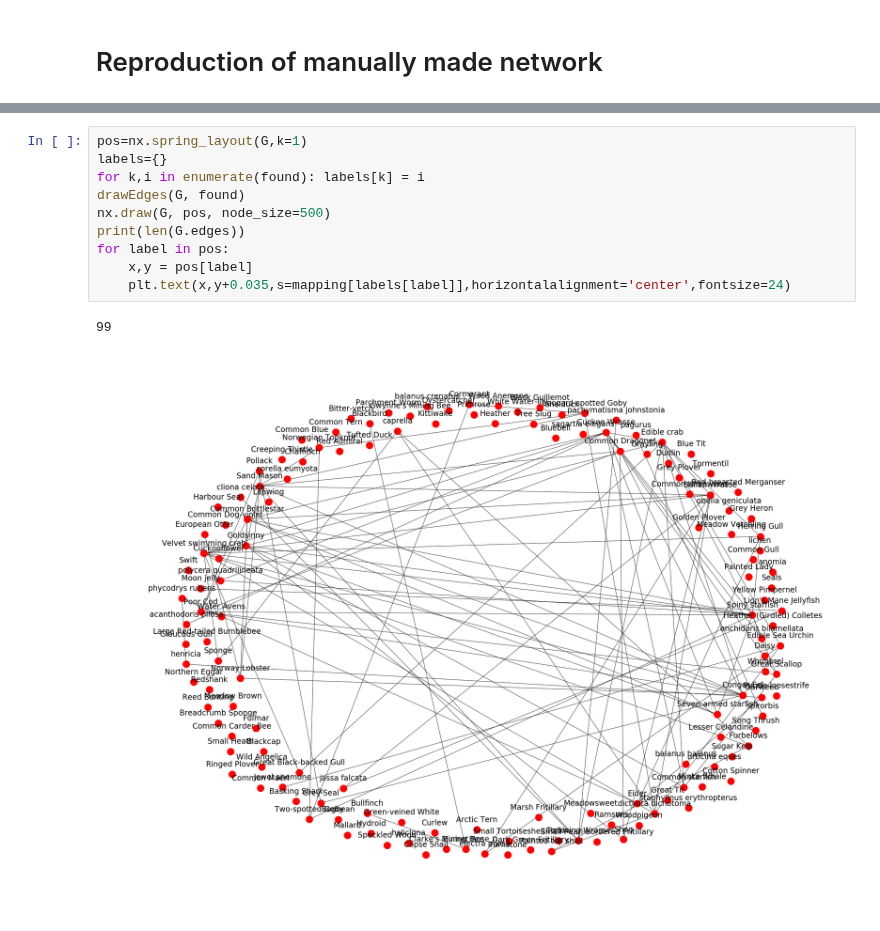
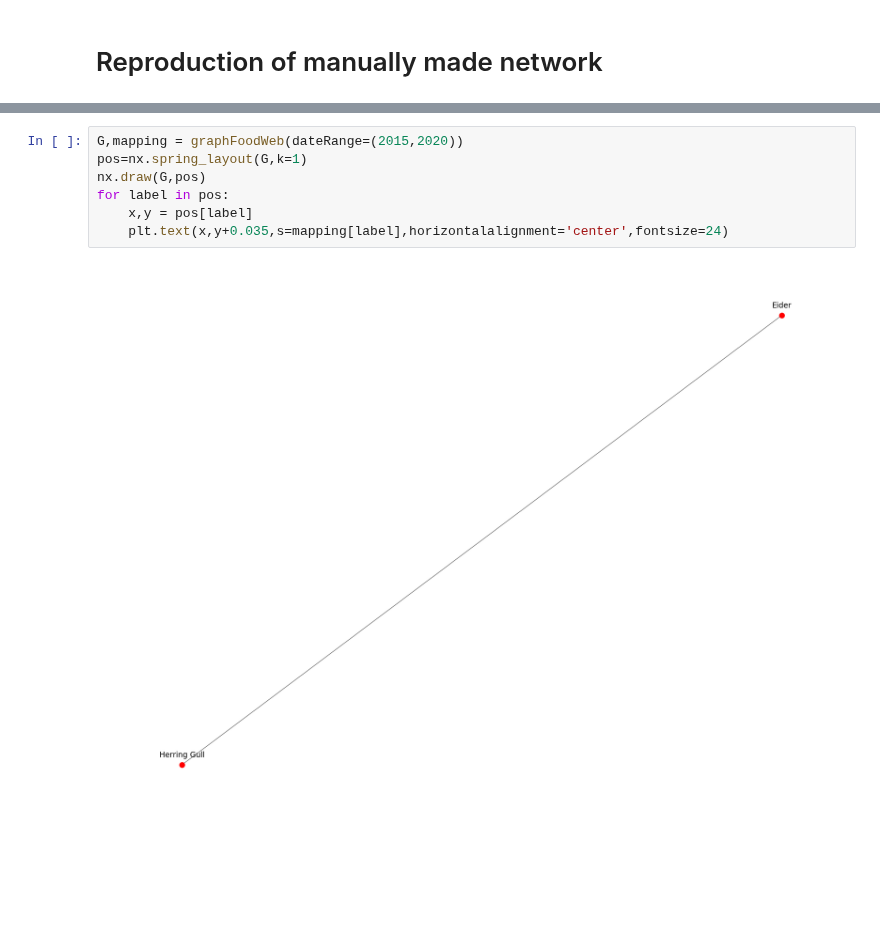
Before and after one commit to Daniel-Davies/DissertationCode, a Jupyter notebook: Eigg/AccuracyChecker.ipynb, the cells around one changed output, grey strips where cells are left out. Cells and saved outputs as stored; diff of their text form; blank space fills up the shorter version.

Commit message:
functionality for auto-drawing food web (with constraints) added

```diff
--- a/Eigg/AccuracyChecker.ipynb
+++ b/Eigg/AccuracyChecker.ipynb
@@ -122,13 +59,9 @@ def drawEdges(G,animals):
 # %%
+G,mapping = graphFoodWeb(dateRange=(2015,2020))
 pos=nx.spring_layout(G,k=1)
-labels={}
-for k,i in enumerate(found): labels[k] = i
-drawEdges(G, found)
-nx.draw(G, pos, node_size=500)
-print(len(G.edges))
+nx.draw(G,pos)
 for label in pos:
     x,y = pos[label]
-    plt.text(x,y+0.035,s=mapping[labels[label]],horizontalalignment='center',fontsize=24)
+    plt.text(x,y+0.035,s=mapping[label],horizontalalignment='center',fontsize=24)
 # %% [output]
-99
-[figure, old version]
+[figure, new version]
```
Also changed, not shown: parts of 18 cells of this notebook, 1 other file.
